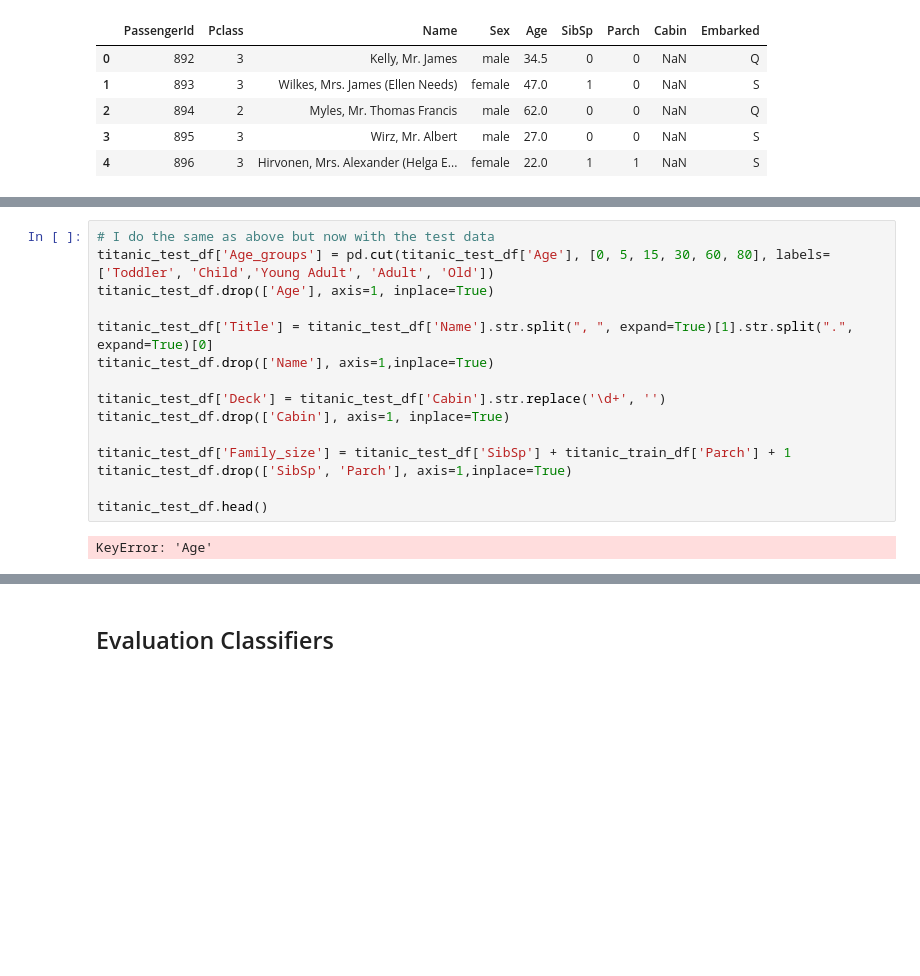
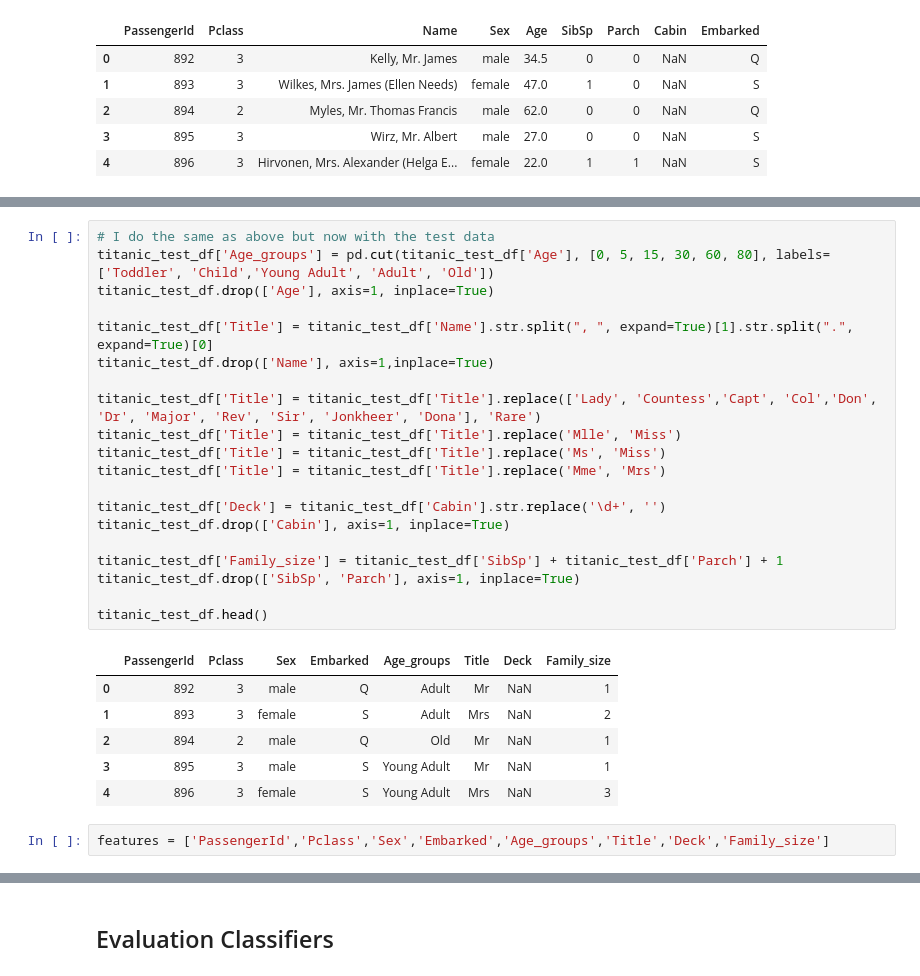
Before and after one commit to josefinaxberg/Titanic_ML, a Jupyter notebook: Titanic_ML/Titanic_Machine_Learning.ipynb, the cells around one changed output, grey strips where cells are left out. Saved outputs shown, nothing was run; the diff lists cells and outputs as text; blank space fills up the shorter version.

```diff
--- a/Titanic_ML/Titanic_Machine_Learning.ipynb
+++ b/Titanic_ML/Titanic_Machine_Learning.ipynb
@@ -190,20 +209,32 @@ titanic_train_df.head()
 # %%
 # I do the same as above but now with the test data
 titanic_test_df['Age_groups'] = pd.cut(titanic_test_df['Age'], [0, 5, 15, 30, 60, 80], labels=['Toddler', 'Child','Young Adult', 'Adult', 'Old'])
 titanic_test_df.drop(['Age'], axis=1, inplace=True)
 
 titanic_test_df['Title'] = titanic_test_df['Name'].str.split(", ", expand=True)[1].str.split(".", expand=True)[0]
 titanic_test_df.drop(['Name'], axis=1,inplace=True)
 
+titanic_test_df['Title'] = titanic_test_df['Title'].replace(['Lady', 'Countess','Capt', 'Col','Don', 'Dr', 'Major', 'Rev', 'Sir', 'Jonkheer', 'Dona'], 'Rare')
+titanic_test_df['Title'] = titanic_test_df['Title'].replace('Mlle', 'Miss')
+titanic_test_df['Title'] = titanic_test_df['Title'].replace('Ms', 'Miss')
+titanic_test_df['Title'] = titanic_test_df['Title'].replace('Mme', 'Mrs')
+
 titanic_test_df['Deck'] = titanic_test_df['Cabin'].str.replace('\d+', '')
 titanic_test_df.drop(['Cabin'], axis=1, inplace=True)
 
-titanic_test_df['Family_size'] = titanic_test_df['SibSp'] + titanic_train_df['Parch'] + 1
-titanic_test_df.drop(['SibSp', 'Parch'], axis=1,inplace=True)
+titanic_test_df['Family_size'] = titanic_test_df['SibSp'] + titanic_test_df['Parch'] + 1
+titanic_test_df.drop(['SibSp', 'Parch'], axis=1, inplace=True)
 
 titanic_test_df.head()
 # %% [output]
-KeyError: 'Age'
+|  | PassengerId | Pclass | Sex | Embarked | Age_groups | Title | Deck | Family_size |
+| 0 | 892 | 3 | male | Q | Adult | Mr | NaN | 1 |
+| 1 | 893 | 3 | female | S | Adult | Mrs | NaN | 2 |
+| 2 | 894 | 2 | male | Q | Old | Mr | NaN | 1 |
+| 3 | 895 | 3 | male | S | Young Adult | Mr | NaN | 1 |
+| 4 | 896 | 3 | female | S | Young Adult | Mrs | NaN | 3 |
+# %%
+features = ['PassengerId','Pclass','Sex','Embarked','Age_groups','Title','Deck','Family_size']
 # %%
 # Fill NaN with the most statistical right value for "Deck" and "Age_groups"
 titanic_train_df.loc[(titanic_train_df.Pclass == 1) & (titanic_train_df.Deck.isnull()), 'Deck'] = 'A'
```
Also changed, not shown: parts of 13 cells of this notebook.
